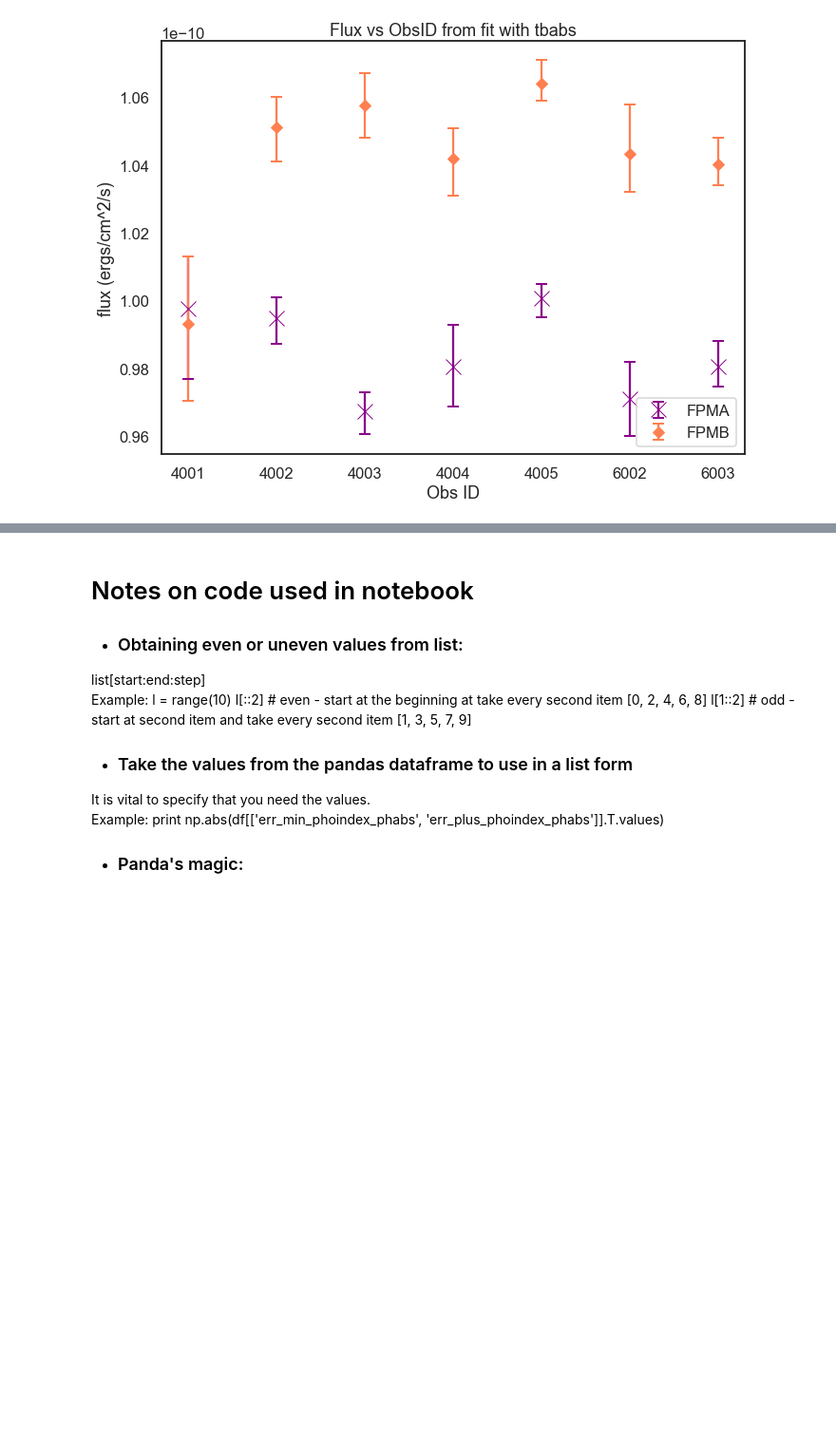
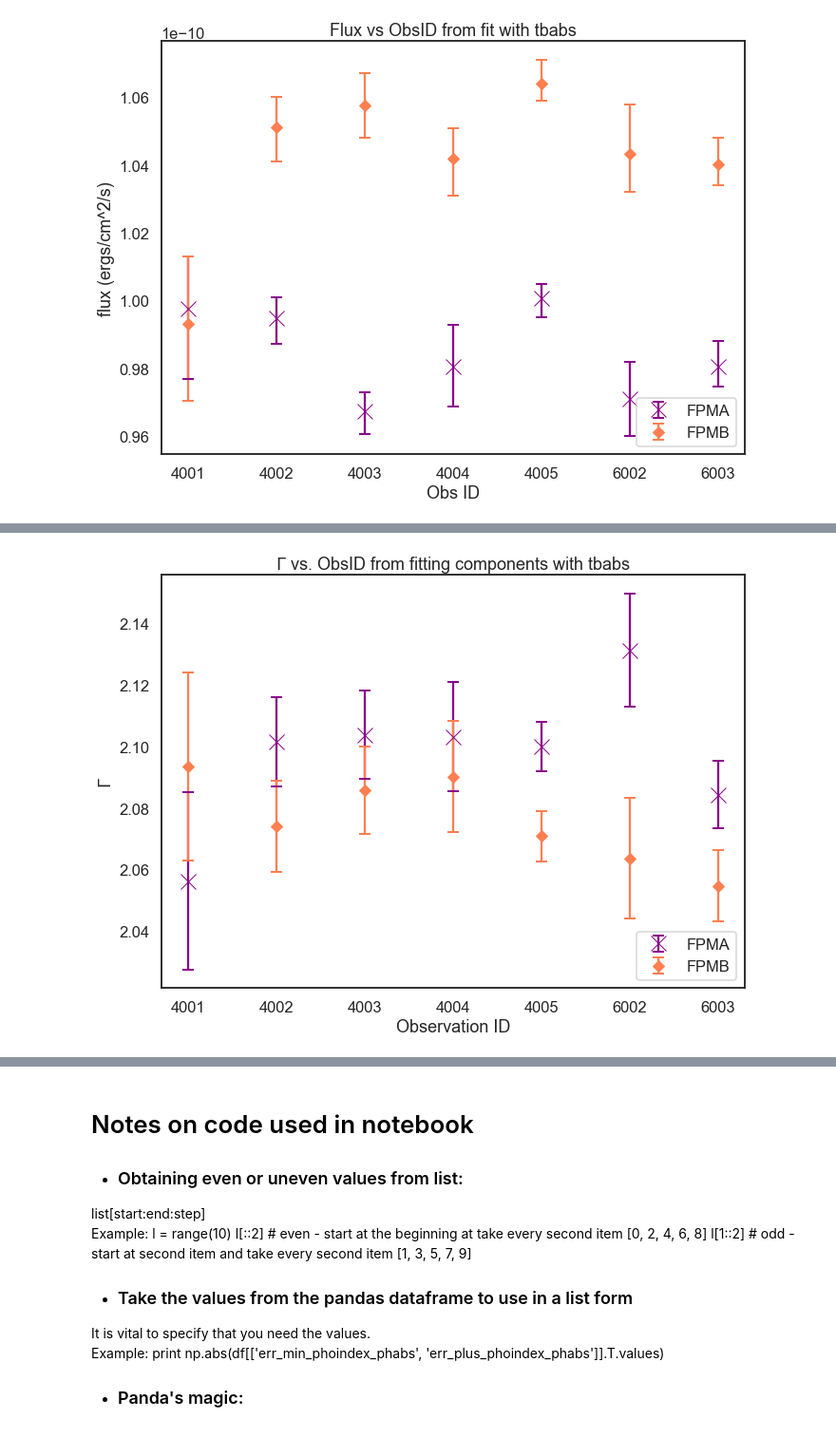
Before and after one commit to sstraal/G21.5-0.9, a Jupyter notebook: G21.5-0.9_NuSTAR_analysis.ipynb, the cells around one changed output, grey strips where cells are left out. Shown at 95% size. Drawn from its saved outputs; the diff is of its cells as text; code cells hidden in the pictures; blank space fills up the shorter version.

Commit message:
Added tbabs component fitting to data and notebook

```diff
--- a/G21.5-0.9_NuSTAR_analysis.ipynb
+++ b/G21.5-0.9_NuSTAR_analysis.ipynb
@@ -198,0 +201,19 @@ plt.show()
+# %%
+fig = plt.figure(figsize=(11,8))
+ax = fig.add_subplot(1,1,1)
+
+yerrs0=np.abs(df[['err_min_phoindex_comp', 'err_plus_phoindex_comp']][::2].T.values)
+yerrs1=np.abs(df[['err_min_phoindex_comp', 'err_plus_phoindex_comp']][1::2].T.values)
+
+# Even entries are the FPMA observations (count starts at 0), uneven entries are the FPMB observations
+plt.errorbar(df['Obs'][::2], df['phoindex_comp'][::2], yerr=yerrs0, fmt='x', markersize=16, color='darkmagenta', capsize=6, capthick=2, label ='FPMA')
+plt.errorbar(df['Obs'][1::2], df['phoindex_comp'][1::2], yerr=yerrs1, fmt='D', color='coral', capsize=6, capthick=2, label ='FPMB')
+
+plt.xlabel('Observation ID')
+plt.ylabel(r'$\Gamma$')
+plt.title(r'$\Gamma$ vs. ObsID from fitting components with tbabs')
+
+plt.legend(loc=4)
+plt.show()
+# %% [output]
+[figure, added]
```
Also changed, not shown: parts of 13 cells of this notebook, 2 other files.
